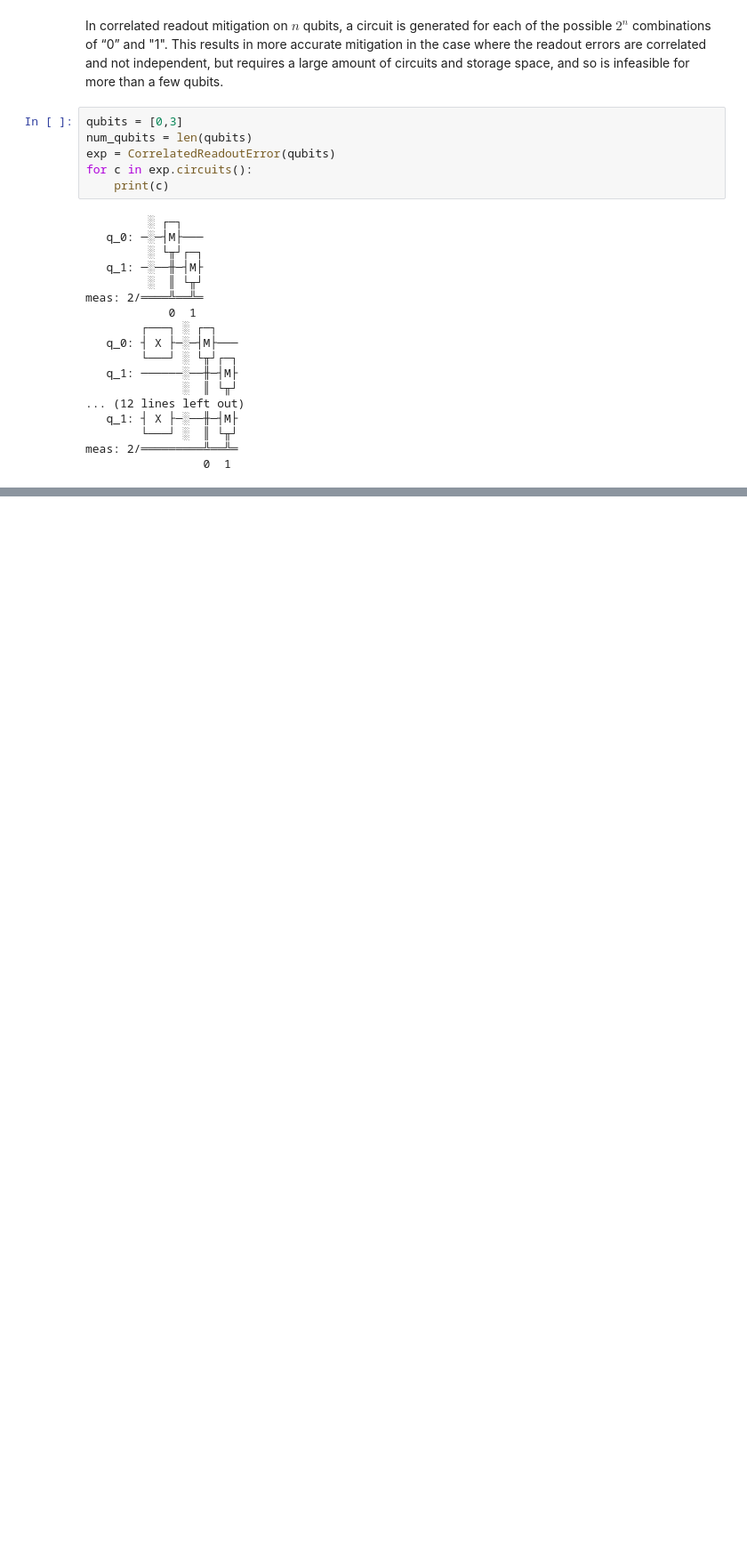
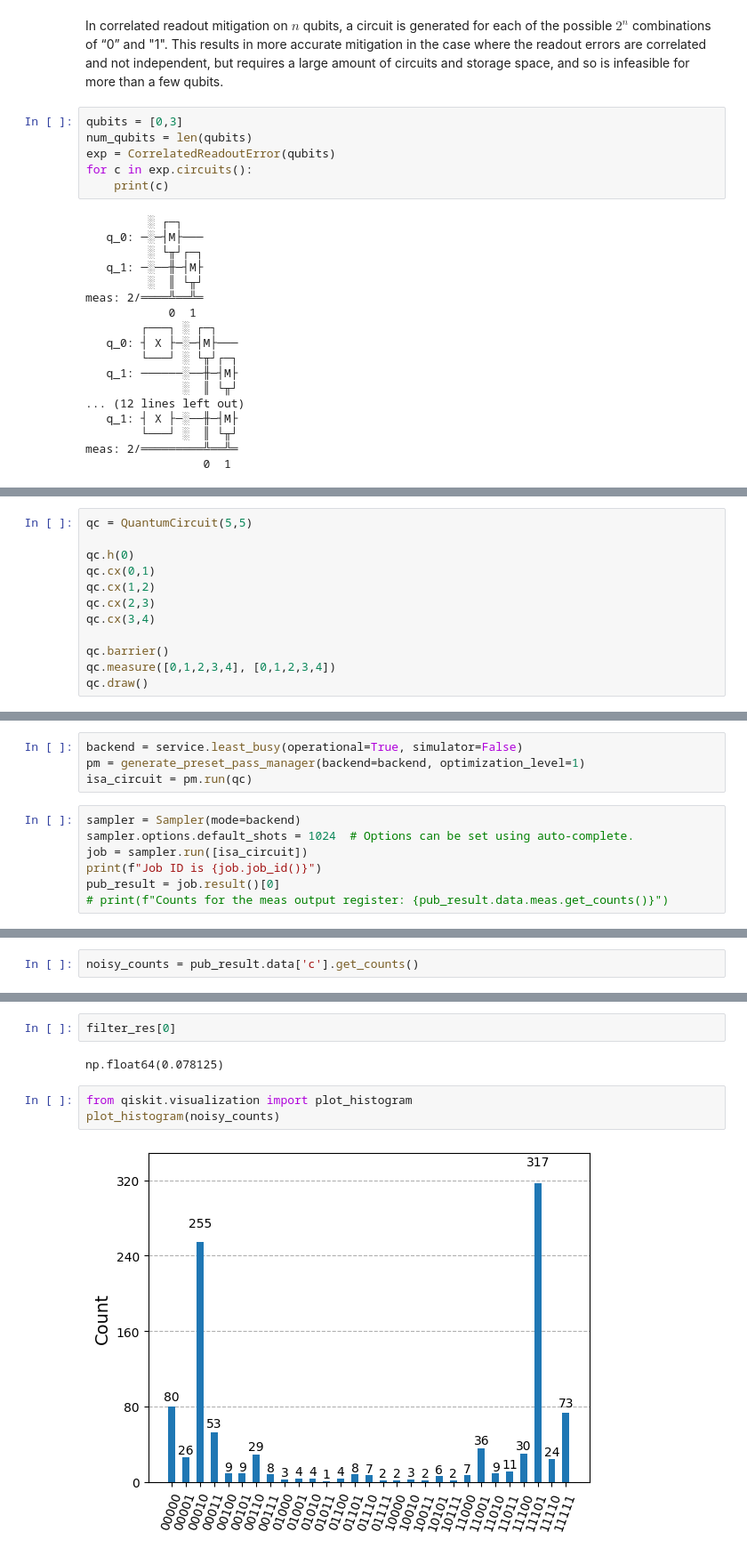
Before and after one commit to dipankardas011/Quantum-Coding, a Jupyter notebook: error-mitigation.ipynb, the cells around one changed output, grey strips where cells are left out. Shown at 89% size. Drawn from its saved outputs; the diff is of its cells as text; blank space fills up the shorter version.

```diff
--- a/error-mitigation.ipynb
+++ b/error-mitigation.ipynb
@@ -569,0 +629,12 @@ meas: 2/═════════╩══╩═
+# %%
+qc = QuantumCircuit(5,5)
+
+qc.h(0)
+qc.cx(0,1)
+qc.cx(1,2)
+qc.cx(2,3)
+qc.cx(3,4)
+
+qc.barrier()
+qc.measure([0,1,2,3,4], [0,1,2,3,4])
+qc.draw()
@@ -569,0 +655,11 @@ meas: 2/═════════╩══╩═
+# %%
+backend = service.least_busy(operational=True, simulator=False)
+pm = generate_preset_pass_manager(backend=backend, optimization_level=1)
+isa_circuit = pm.run(qc)
+# %%
+sampler = Sampler(mode=backend)
+sampler.options.default_shots = 1024  # Options can be set using auto-complete.
+job = sampler.run([isa_circuit])
+print(f"Job ID is {job.job_id()}")
+pub_result = job.result()[0]
+# print(f"Counts for the meas output register: {pub_result.data.meas.get_counts()}")
@@ -569,0 +670,2 @@ meas: 2/═════════╩══╩═
+# %%
+noisy_counts = pub_result.data['c'].get_counts()
@@ -569,0 +678,9 @@ meas: 2/═════════╩══╩═
+# %%
+filter_res[0]
+# %% [output]
+np.float64(0.078125)
+# %%
+from qiskit.visualization import plot_histogram
+plot_histogram(noisy_counts)
+# %% [output]
+[figure, added]
```
Also changed, not shown: parts of 27 cells of this notebook, 4 other files.
